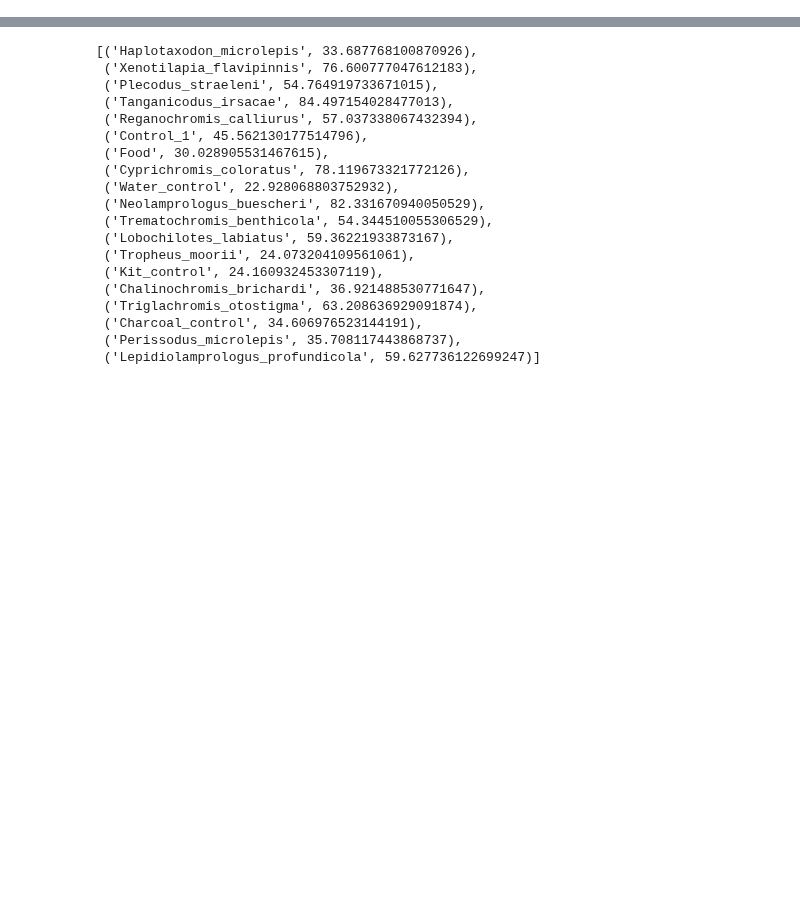
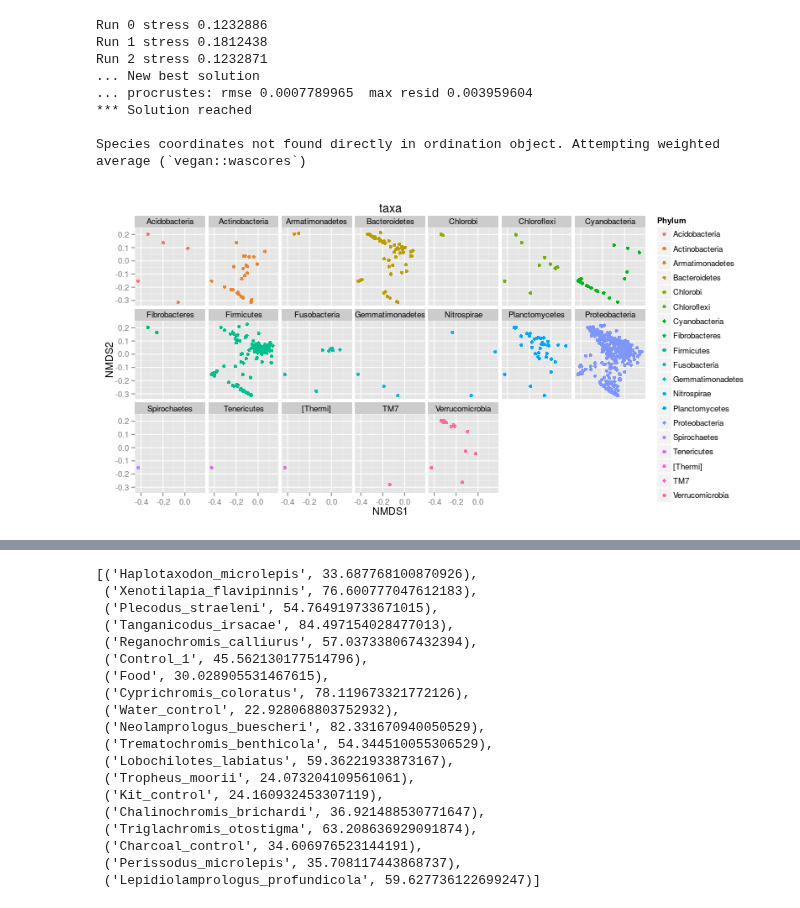
Before and after one commit to ryneches/fishpoo, a Jupyter notebook: fishpoo.ipynb, the cells around one changed output, grey strips where cells are left out. Saved outputs shown, nothing was run; the diff lists cells and outputs as text; code cells hidden in the pictures; blank space fills up the shorter version.

```diff
--- a/fishpoo.ipynb
+++ b/fishpoo.ipynb
@@ -189,0 +210,16 @@ plot_bar(fishpoo_phase1, x="Diet1", fill="Phylum")
+# %%
+%%R -w 800 -h 400 -u px
+fishpoo_phase1_ord <- ordinate( fishpoo_phase1, "NMDS", "unifrac")
+p1 = plot_ordination( fishpoo_phase1, fishpoo_phase1_ord, type = "taxa", color = "Phylum", title = "taxa")
+p1 = p1 + facet_wrap(~Phylum, 3)
+print(p1)
+# %% [output]
+Run 0 stress 0.1232886
+Run 1 stress 0.1812438
+Run 2 stress 0.1232871
+... New best solution
+... procrustes: rmse 0.0007789965  max resid 0.003959604
+*** Solution reached
+
+Species coordinates not found directly in ordination object. Attempting weighted average (`vegan::wascores`)
+[figure, added]
```
Also changed, not shown: parts of 7 cells of this notebook.
